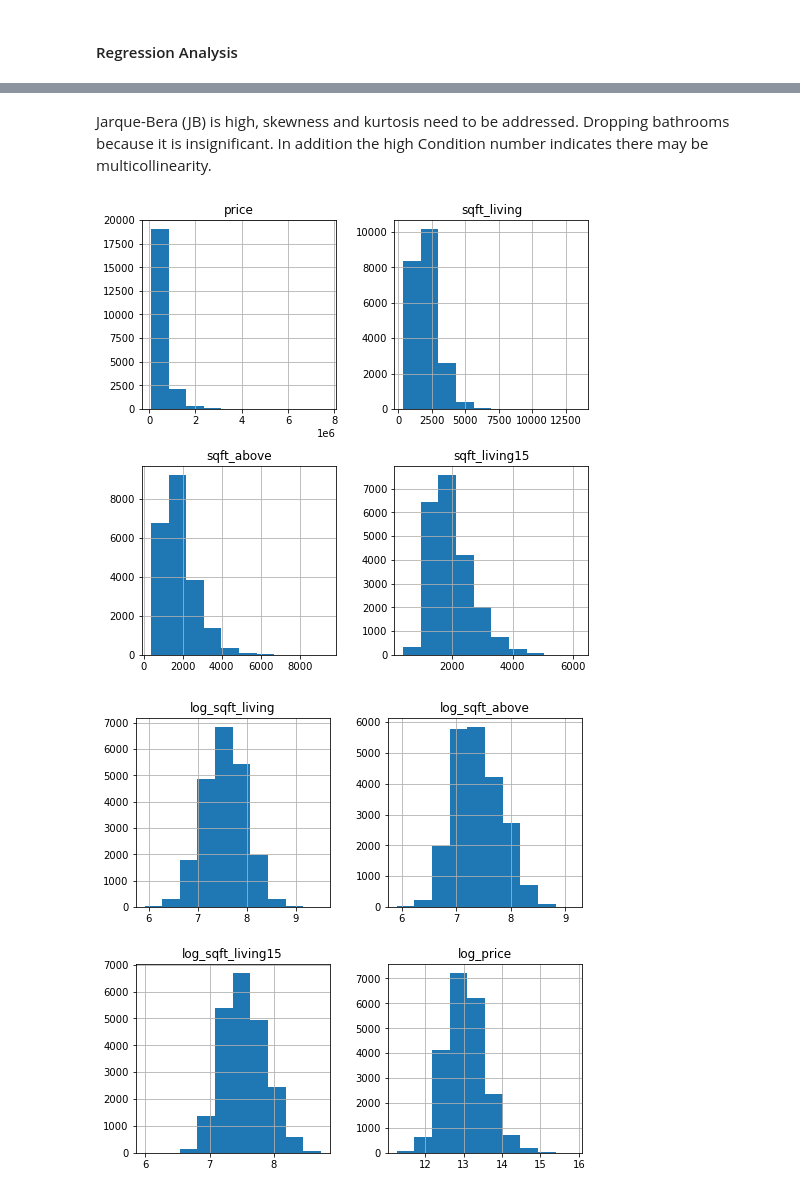
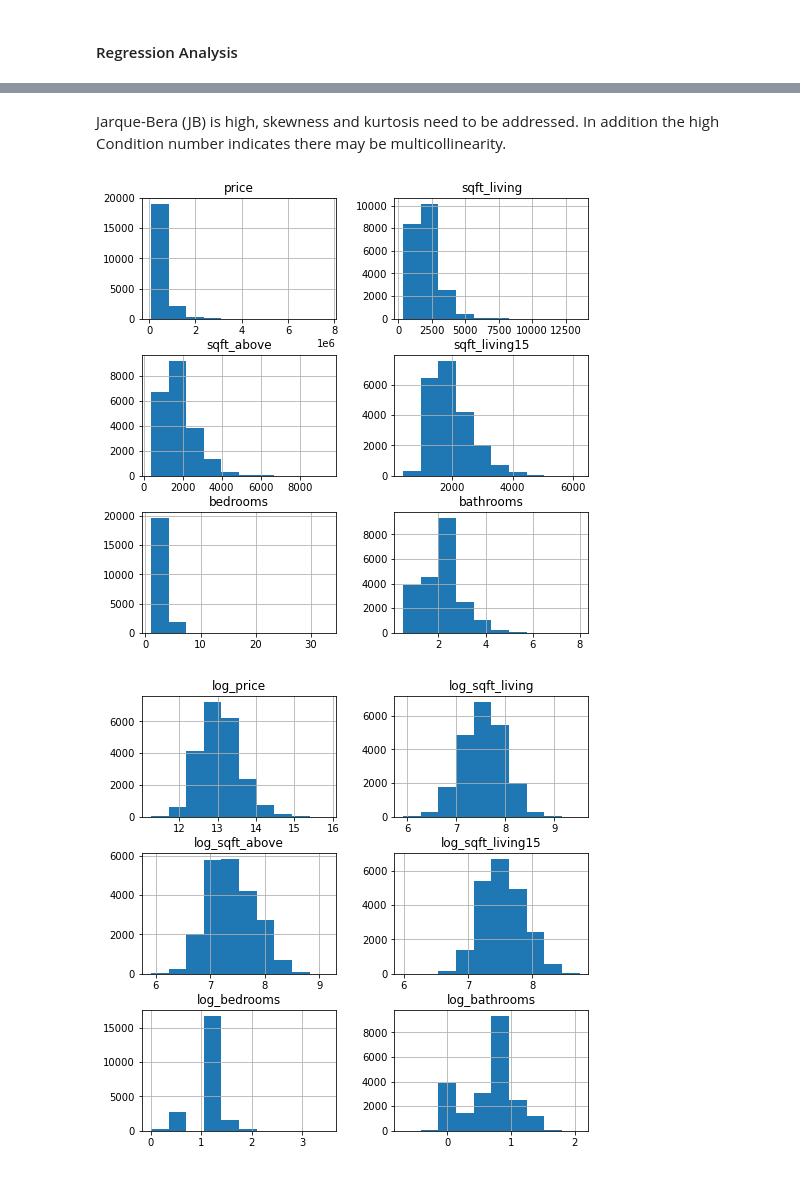
Before and after one commit to ssaeed85/dsc-ph2-KingsCountyRealEstate, a Jupyter notebook: Workspace/Zach/Data_Analysis.ipynb, the cells around one changed output, grey strips where cells are left out. Drawn from its saved outputs; the diff is of its cells as text; code cells hidden in the pictures.

```diff
--- a/Workspace/Zach/Data_Analysis.ipynb
+++ b/Workspace/Zach/Data_Analysis.ipynb
@@ -81,5 +83,5 @@ Keeping only variables with a correlation of at least .5.
 # %%
-df2 = df.drop(['zipcode', 'id', 'long', 'yr_built', 'sqft_lot15', 'sqft_lot', 'yr_renovated', 'floors', 'lat', 'bedrooms'], axis=1)
+df2 = df.drop(['zipcode', 'id', 'long', 'yr_built', 'sqft_lot15', 'sqft_lot', 'yr_renovated', 'floors', 'lat', 'sqft_basement'], axis=1)
 df2
 #Drop pythonically.
 # %% [output]
@@ -298,19 +301,19 @@ Notes:
 strong multicollinearity or other numerical problems.
 # %% [markdown]
-Jarque-Bera (JB) is high, skewness and kurtosis need to be addressed. Dropping bathrooms because it is insignificant. In addition the high Condition number indicates there may be multicollinearity.
+Jarque-Bera (JB) is high, skewness and kurtosis need to be addressed. In addition the high Condition number indicates there may be multicollinearity.
-# %%
-df2.drop(['bathrooms'], axis=1, inplace=True)
 # %%
-df2[['price', 'sqft_living', 'sqft_above', 'sqft_living15']].hist(figsize  = [8, 8]);
+df2[['price', 'sqft_living', 'sqft_above', 'sqft_living15', 'bedrooms', 'bathrooms']].hist(figsize  = [8, 8]);
 # %% [output]
-[figure, old version]
+[figure, new version]
 # %%
 data_log = pd.DataFrame([])
+data_log['log_price'] = np.log(df2['price'])
 data_log['log_sqft_living'] = np.log(df2['sqft_living'])
 data_log['log_sqft_above'] = np.log(df2['sqft_above'])
 data_log['log_sqft_living15'] = np.log(df2['sqft_living15'])
-data_log['log_price'] = np.log(df2['price'])
+data_log['log_bedrooms'] = np.log(df2['bedrooms'])
+data_log['log_bathrooms'] = np.log(df2['bathrooms'])
 data_log.hist(figsize  = [8, 8]);
 #Create a function
 # %% [output]
-[figure, old version]
+[figure, new version]
```
Also changed, not shown: parts of 13 cells of this notebook, 1 other file.
